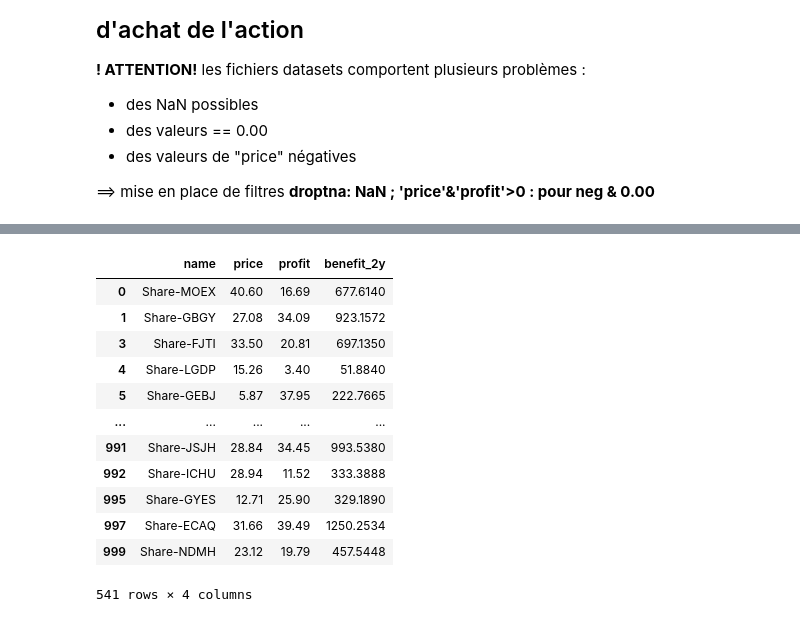
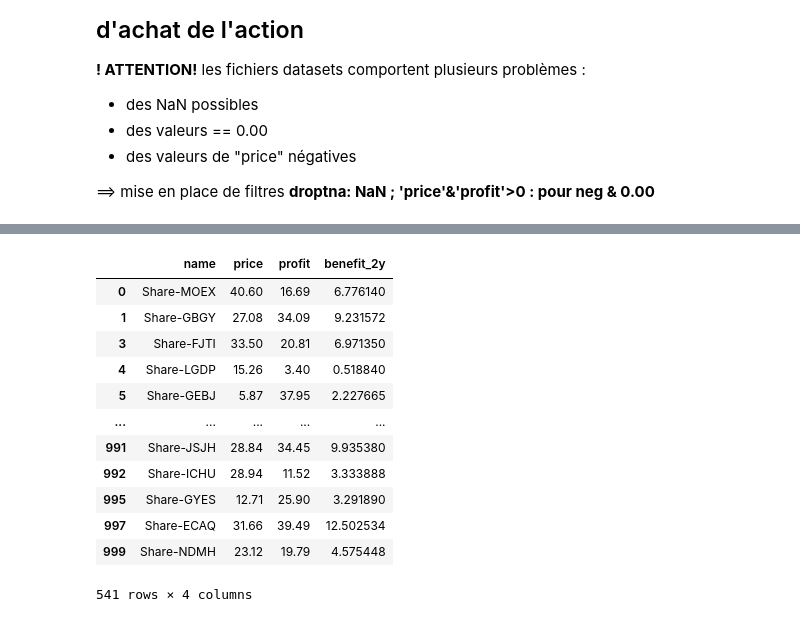
Before and after one commit to MithrandirEa/P7_Algorithmes, a Jupyter notebook: first_search/search_Notebook.ipynb, the cells around one changed output, grey strips where cells are left out. Drawn from its saved outputs; the diff is of its cells as text; code cells hidden in the pictures.

```diff
--- a/first_search/search_Notebook.ipynb
+++ b/first_search/search_Notebook.ipynb
@@ -225,30 +342,30 @@ plt.show()
 # %%
 """Nettoyage dataset_2 --> dataset_2_cured.csv"""
 import pandas as pd
 
 df = pd.read_csv("data/dataset_2.csv")
 
 #Supprime toutes les lignes avecdes valeur nulles eb prix et profit car ça n'aurait pas de sens de calculer
 df = df.dropna(subset=['price', 'profit'])
 df = df[(df['price'] > 0) & (df['profit'] > 0)]
 
-df['benefit_2y'] = df['price'] * df['profit']
+df['benefit_2y'] = df['price'] * df['profit'] / 100
 
 df.sort_values("benefit_2y", ascending=False)
 df.to_csv('data/dataset_2_cured.csv')
 
 df
 # %% [output]
 |  | name | price | profit | benefit_2y |
-| 0 | Share-MOEX | 40.60 | 16.69 | 677.6140 |
-| 1 | Share-GBGY | 27.08 | 34.09 | 923.1572 |
-| 3 | Share-FJTI | 33.50 | 20.81 | 697.1350 |
-| 4 | Share-LGDP | 15.26 | 3.40 | 51.8840 |
-| 5 | Share-GEBJ | 5.87 | 37.95 | 222.7665 |
+| 0 | Share-MOEX | 40.60 | 16.69 | 6.776140 |
+| 1 | Share-GBGY | 27.08 | 34.09 | 9.231572 |
+| 3 | Share-FJTI | 33.50 | 20.81 | 6.971350 |
+| 4 | Share-LGDP | 15.26 | 3.40 | 0.518840 |
+| 5 | Share-GEBJ | 5.87 | 37.95 | 2.227665 |
 | ... | ... | ... | ... | ... |
-| 991 | Share-JSJH | 28.84 | 34.45 | 993.5380 |
-| 992 | Share-ICHU | 28.94 | 11.52 | 333.3888 |
-| 995 | Share-GYES | 12.71 | 25.90 | 329.1890 |
-| 997 | Share-ECAQ | 31.66 | 39.49 | 1250.2534 |
-| 999 | Share-NDMH | 23.12 | 19.79 | 457.5448 |
+| 991 | Share-JSJH | 28.84 | 34.45 | 9.935380 |
+| 992 | Share-ICHU | 28.94 | 11.52 | 3.333888 |
+| 995 | Share-GYES | 12.71 | 25.90 | 3.291890 |
+| 997 | Share-ECAQ | 31.66 | 39.49 | 12.502534 |
+| 999 | Share-NDMH | 23.12 | 19.79 | 4.575448 |
 541 rows × 4 columns
```
Also changed, not shown: parts of 19 cells of this notebook, 8 other files.
